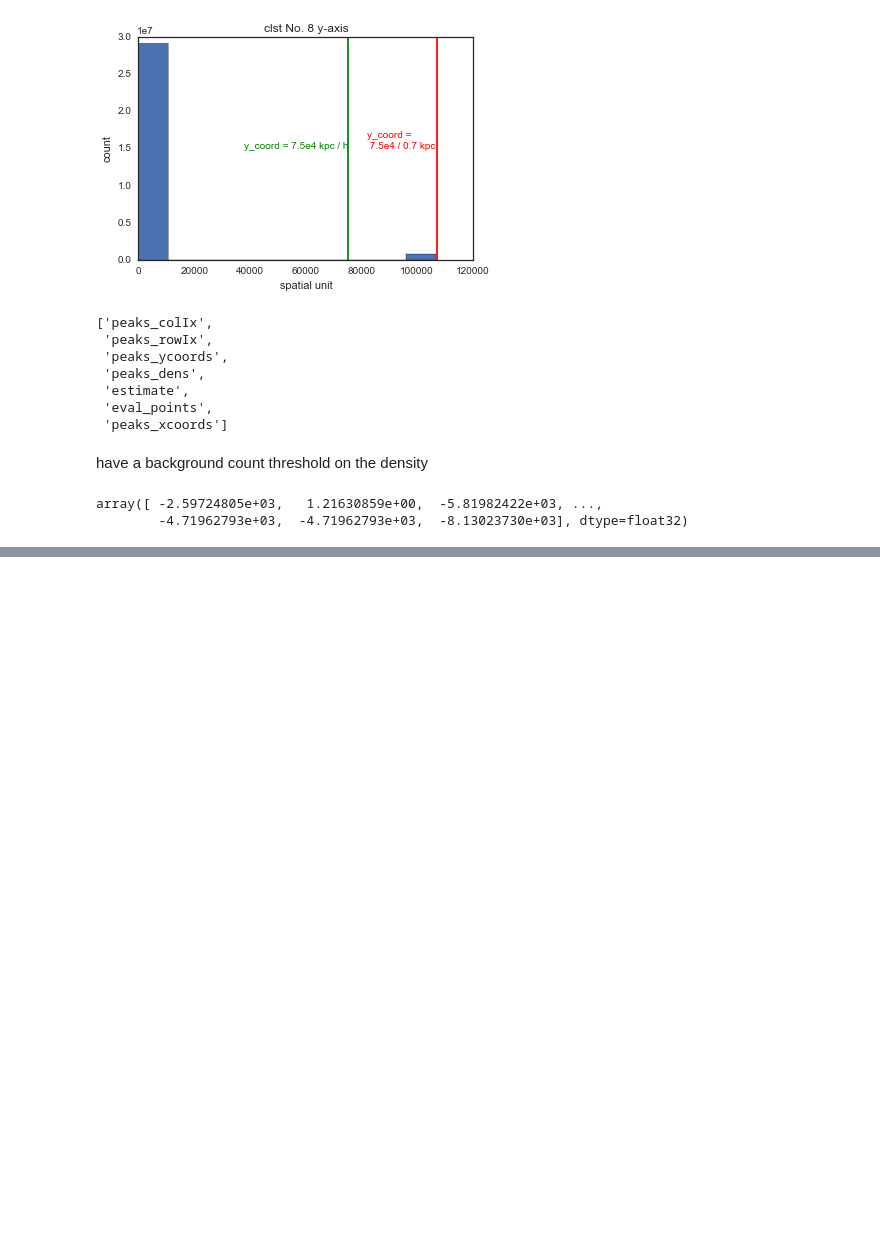
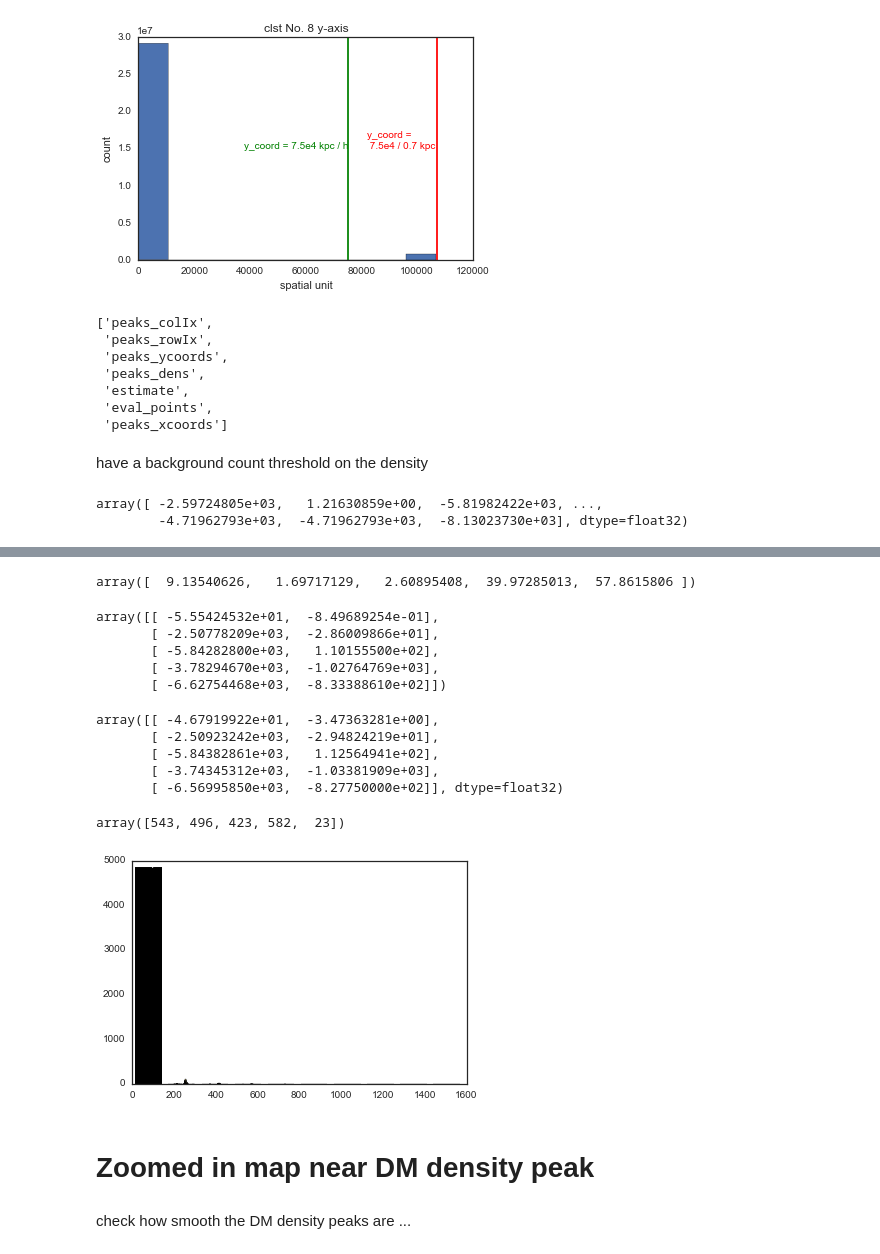
Before and after one commit to karenyyng/galaxy_DM_offset, a Jupyter notebook: code/prototypes/DM_particle_histograms.ipynb, the cells around one changed output, grey strips where cells are left out. Drawn from its saved outputs; the diff is of its cells as text; code cells hidden in the pictures; blank space fills up the shorter version.

```diff
--- a/code/prototypes/DM_particle_histograms.ipynb
+++ b/code/prototypes/DM_particle_histograms.ipynb
@@ -169,0 +154,28 @@ bins
+# %%
+dist
+# %% [output]
+array([  9.13540626,   1.69717129,   2.60895408,  39.97285013,  57.8615806 ])
+# %%
+galpeakCoords
+# %% [output]
+array([[ -5.55424532e+01,  -8.49689254e-01],
+       [ -2.50778209e+03,  -2.86009866e+01],
+       [ -5.84282800e+03,   1.10155500e+02],
+       [ -3.78294670e+03,  -1.02764769e+03],
+       [ -6.62754468e+03,  -8.33388610e+02]])
+# %%
+DMpeakCoords[match]
+# %% [output]
+array([[ -4.67919922e+01,  -3.47363281e+00],
+       [ -2.50923242e+03,  -2.94824219e+01],
+       [ -5.84382861e+03,   1.12564941e+02],
+       [ -3.74345312e+03,  -1.03381909e+03],
+       [ -6.56995850e+03,  -8.27750000e+02]], dtype=float32)
+# %%
+match
+# %% [output]
+array([543, 496, 423, 582,  23])
+# %%
+_ = plt.hist(fhat["estimate"])
+# %% [output]
+[figure, added]
@@ -170,3 +190,7 @@ bins
+# %% [markdown]
+# Zoomed in map near DM density peak
+# %% [markdown]
+check how smooth the DM density peaks are ...
 # %%
 def get_dens_and_grid(x, y, bw='normal_reference',
                       gridsize=100, cut=4,
```
Also changed, not shown: parts of 25 cells of this notebook, 1 other file.
